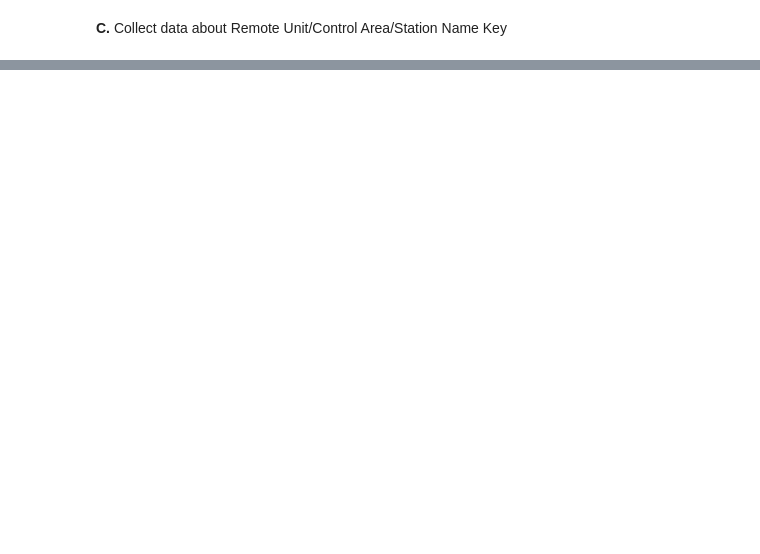
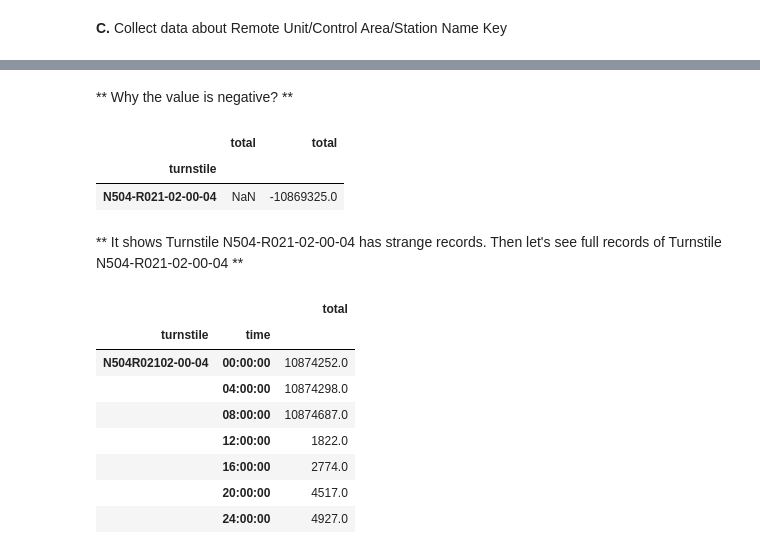
Before and after one commit to MiyainNYC/MTA, a Jupyter notebook: analysis.ipynb, the cells around one changed output, grey strips where cells are left out. Cells and saved outputs as stored; diff of their text form; code cells hidden in the pictures; blank space fills up the shorter version.

```diff
--- a/analysis.ipynb
+++ b/analysis.ipynb
@@ -310,0 +238,9 @@ Name: ENTRIES, dtype: int64
+# %%
+start = datetime.datetime.now()
+with conPre:
+    cur = conPre.cursor()
+    cur.execute("""TURNSTILE,date,max(ENTRIES_f) AS entries, max(exits_f) as exits from prior
+    group by turnstile, date Having DATE IN ('08-01-13','07-31-13')""")
+    EE080113 = cur.fetchall()
+end = datetime.datetime.now()
+print('Spend %s seconds'%(end-start).seconds)
@@ -310,0 +288,22 @@ Name: ENTRIES, dtype: int64
+# %% [markdown]
+** Why the value is negative? **
+# %%
+diff[diff.iloc[:,-1]<0]
+# %% [output]
+|  | total | total |
+| turnstile |  |  |
+| N504-R021-02-00-04 | NaN | -10869325.0 |
+# %% [markdown]
+** It shows Turnstile N504-R021-02-00-04 has strange records. Then let's see full records of Turnstile N504-R021-02-00-04 **
+# %%
+EE080113_df.iloc[EE080113_df.index.get_level_values('turnstile') == 'N504R02102-00-04']
+# %% [output]
+|  |  | total |
+| turnstile | time |  |
+| N504R02102-00-04 | 00:00:00 | 10874252.0 |
+|  | 04:00:00 | 10874298.0 |
+|  | 08:00:00 | 10874687.0 |
+|  | 12:00:00 | 1822.0 |
+|  | 16:00:00 | 2774.0 |
+|  | 20:00:00 | 4517.0 |
+|  | 24:00:00 | 4927.0 |
```
Also changed, not shown: parts of 76 cells of this notebook.
